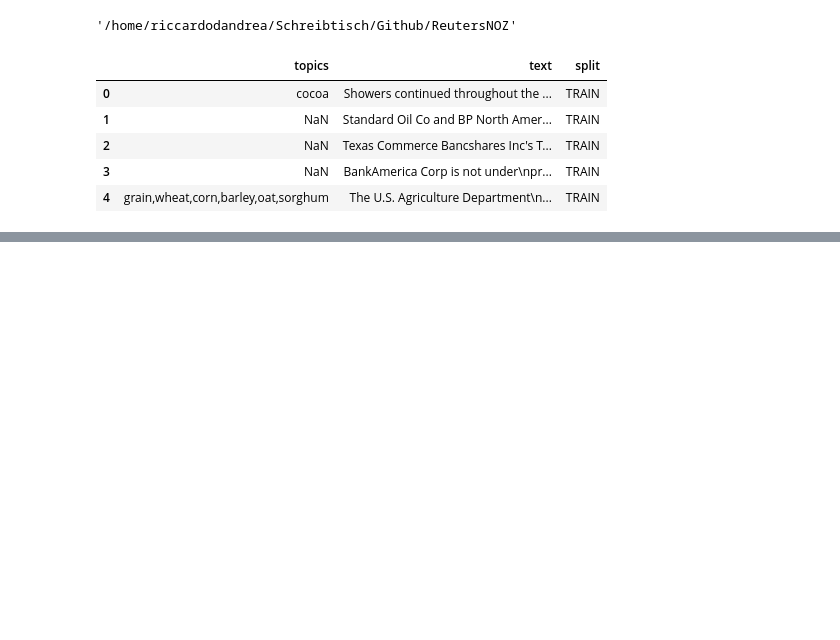
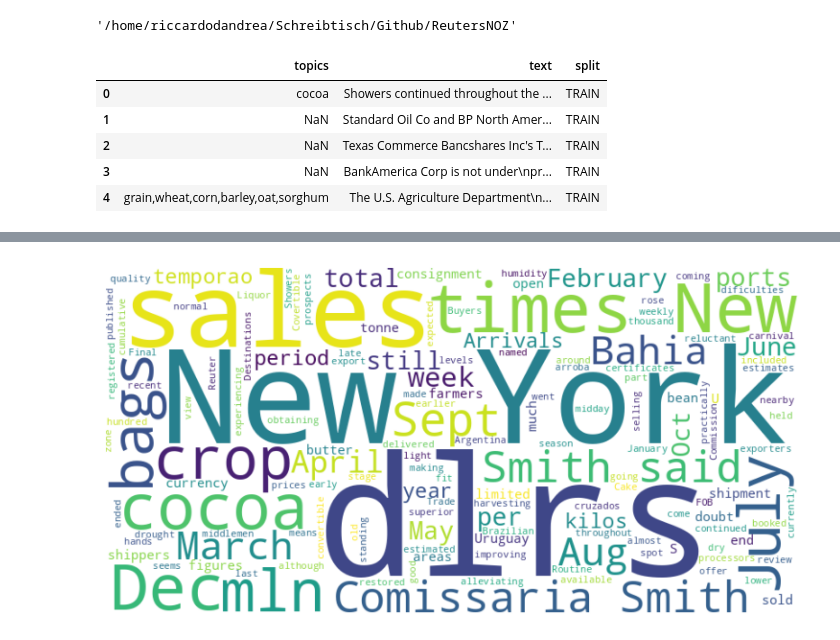
Before and after one commit to RiccardoDAndrea/ReutersNOZ, a Jupyter notebook: Analyse/analyse.ipynb, the cells around one changed output, grey strips where cells are left out. Drawn from its saved outputs; the diff is of its cells as text; code cells hidden in the pictures; blank space fills up the shorter version.

```diff
--- a/Analyse/analyse.ipynb
+++ b/Analyse/analyse.ipynb
@@ -74,3 +111,36 @@ print("")
+# %%
+import matplotlib.pyplot as plt
+from wordcloud import WordCloud
+from nltk.tokenize import word_tokenize
+from nltk.corpus import stopwords
+import string
+
+# Beispieltext aus DataFrame
+sample_text = df["text"].iloc[0]
+
+# Settings
+language = "english"
+stop_words = set(stopwords.words(language))
+
+# Wort-Tokenisierung
+tokens = word_tokenize(sample_text)
+
+# Entfernen von Stopwörtern und Interpunktion
+filtered_tokens = [word for word in tokens if word.lower() not in stop_words and word not in string.punctuation]
+
+# Füge die Wörter wieder zu einem Text zusammen
+filtered_text = ' '.join(filtered_tokens)
+
+# Erstellen der WordCloud
+wordcloud = WordCloud(width=800, height=400, background_color='white').generate(filtered_text)
+
+# Plotten der WordCloud
+plt.figure(figsize=(10, 5))
+plt.imshow(wordcloud, interpolation='bilinear')
+plt.axis("off")  # Keine Achsen anzeigen
+plt.show()
+# %% [output]
+[figure, added]
 # %%
 # download nltk
 import nltk
```
Also changed, not shown: parts of 17 cells of this notebook, 1 other file.
